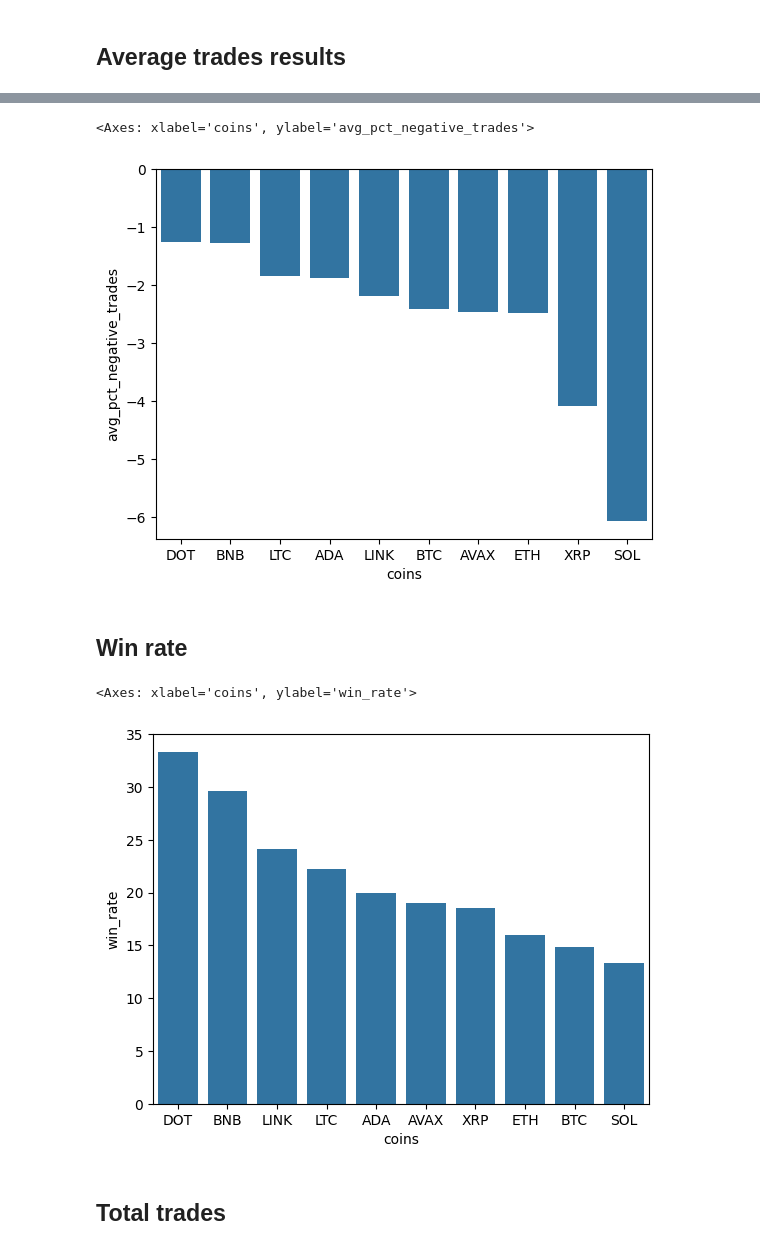
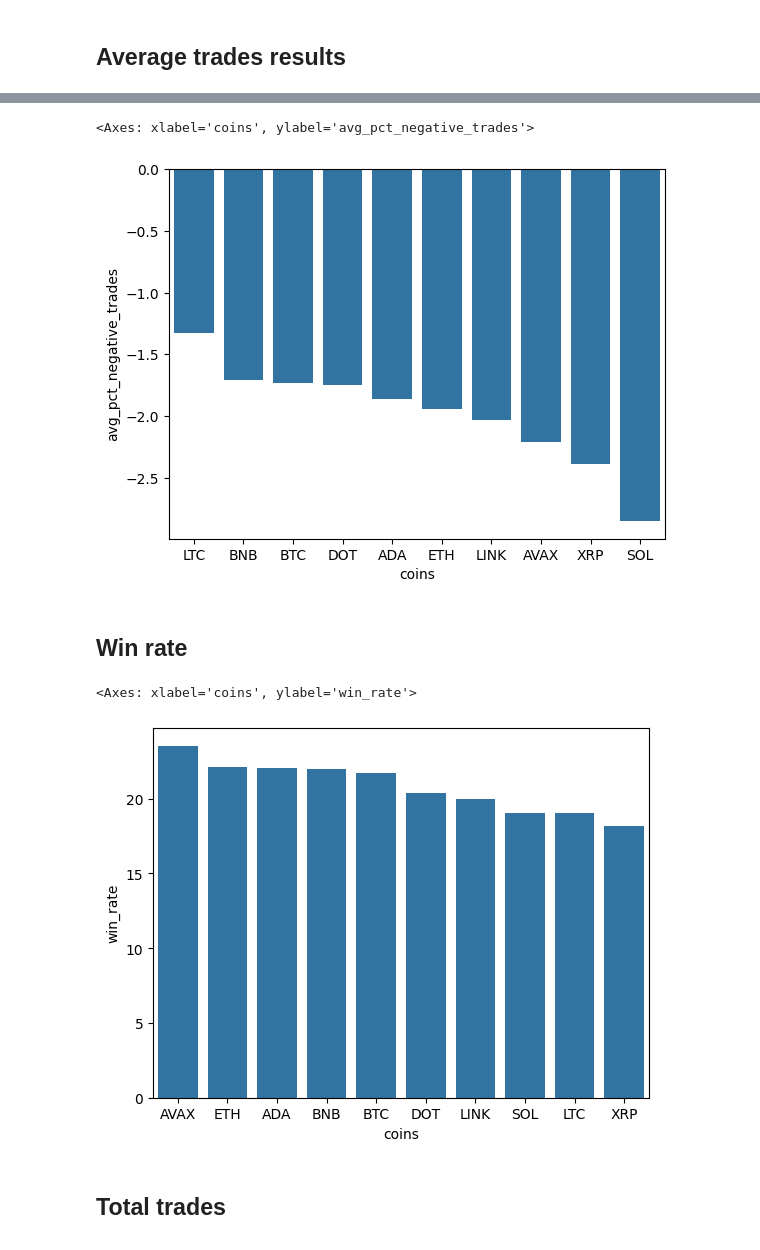
Before and after one commit to albertdwtg/crypto_strategy, a Jupyter notebook: dashboard.ipynb, the cells around one changed output, grey strips where cells are left out. Drawn from its saved outputs; the diff is of its cells as text; code cells hidden in the pictures.

```diff
--- a/dashboard.ipynb
+++ b/dashboard.ipynb
@@ -8,25 +8,10 @@ import datetime
 import matplotlib.pyplot as plt
 import logging
 logging.disable()
+from main import main_function
 
-config = Config()
+df_results, summary = main_function()
 
-
-historical_data = config.historical_data
-rsi_params = {"window": 7}
-signals = {}
-signals["rsi"] = compute_signal("rsi", historical_data, **rsi_params)
-
-historical_data, signals = train_test_split(historical_data, config.TRAIN_TEST_SPLIT, signals)
-
-df_results = multiple_coin_strategy(
-    historical_data,
-    config.REQUIRED_LIST,
-    config.INITIAL_USDT,
-    config.STOP_LOSS_PCT,
-    config.TAKE_PROFIT_PCT,
-    config.TAKER_FEE,
-    config.MAKER_FEE,
-    signals
-).reset_index(names = ["coins"])
+df_results = df_results.reset_index(names = ["coins"])
+print(summary)
 # %% [output]
@@ -72,14 +38,14 @@ sns.barplot(df_results.sort_values(["performance_algo"], ascending = False), x='
 sns.barplot(df_results.sort_values(["avg_pct_negative_trades"], ascending = False), x='coins', y="avg_pct_negative_trades")
 # %% [output]
 <Axes: xlabel='coins', ylabel='avg_pct_negative_trades'>
-[figure, old version]
+[figure, new version]
 # %% [markdown]
 ## Win rate
 # %%
-#sns.barplot(df_results.sort_values(["win_rate"], ascending = False), x='coins', y="win_rate")
+sns.barplot(df_results.sort_values(["win_rate"], ascending = False), x='coins', y="win_rate")
 # %% [output]
 <Axes: xlabel='coins', ylabel='win_rate'>
-[figure, old version]
+[figure, new version]
 # %% [markdown]
 ## Total trades
 # %%
```
Also changed, not shown: parts of 7 cells of this notebook, 6 other files.
